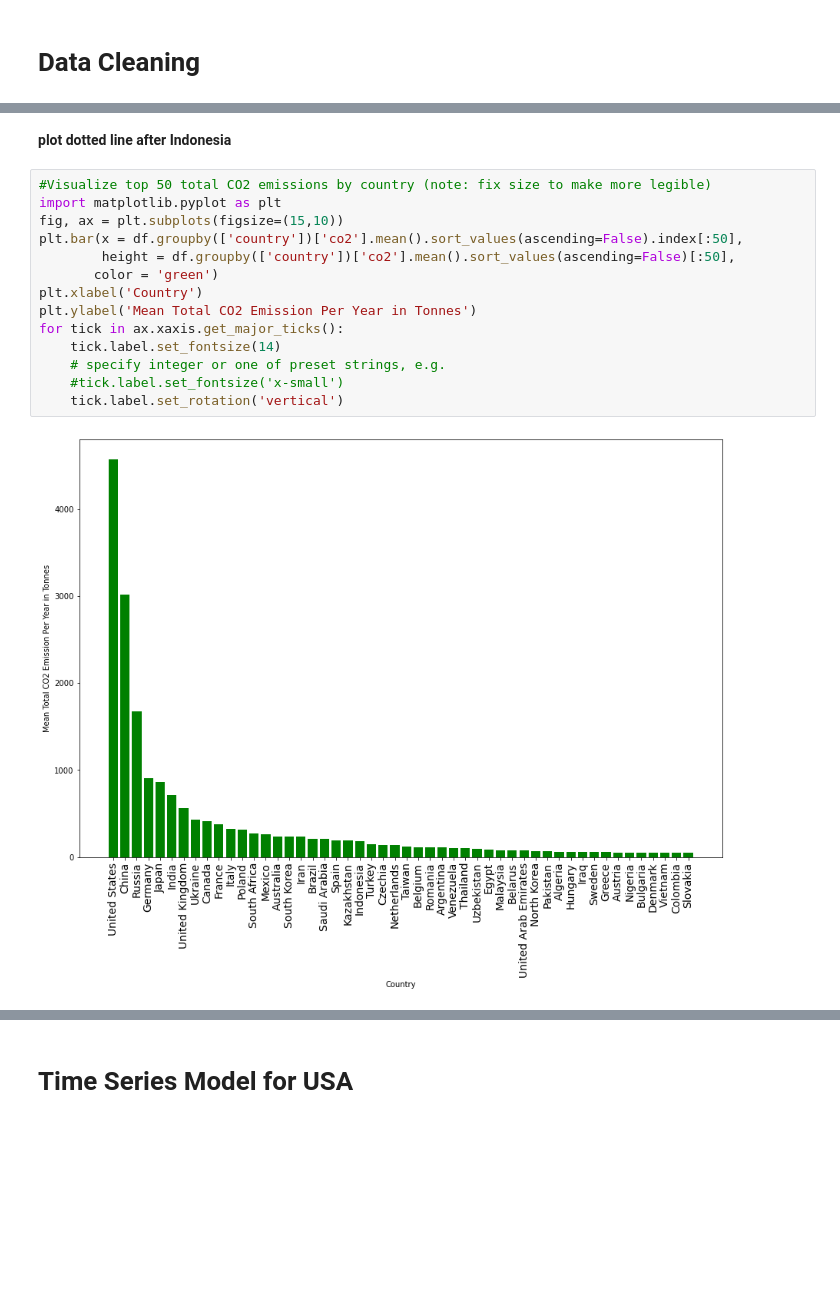
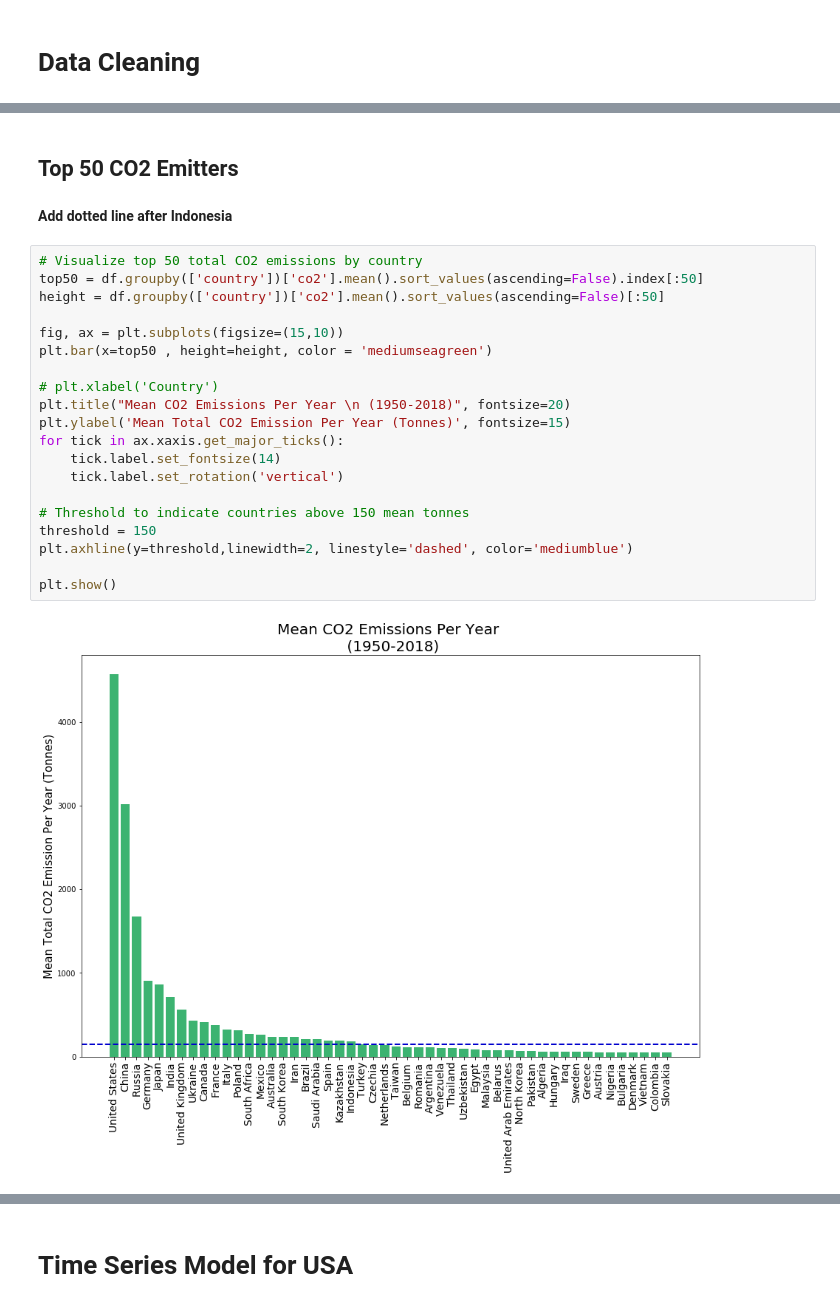
Before and after one commit to Davida1014/CO2_TimeSeries, a Jupyter notebook: CO2_TimeSeries.ipynb, the cells around one changed output, grey strips where cells are left out. Cells and saved outputs as stored; diff of their text form; blank space fills up the shorter version.

```diff
--- a/CO2_TimeSeries.ipynb
+++ b/CO2_TimeSeries.ipynb
@@ -39,18 +117,26 @@ df.shape
+# %% [markdown]
+## Top 50 CO2 Emitters
 # %% [markdown]
-**plot dotted line after Indonesia**
+**Add dotted line after Indonesia**
 # %%
-#Visualize top 50 total CO2 emissions by country (note: fix size to make more legible)
-import matplotlib.pyplot as plt
+# Visualize top 50 total CO2 emissions by country
+top50 = df.groupby(['country'])['co2'].mean().sort_values(ascending=False).index[:50]
+height = df.groupby(['country'])['co2'].mean().sort_values(ascending=False)[:50]
+
 fig, ax = plt.subplots(figsize=(15,10))
-plt.bar(x = df.groupby(['country'])['co2'].mean().sort_values(ascending=False).index[:50],
-        height = df.groupby(['country'])['co2'].mean().sort_values(ascending=False)[:50],
-       color = 'green')
-plt.xlabel('Country')
-plt.ylabel('Mean Total CO2 Emission Per Year in Tonnes')
+plt.bar(x=top50 , height=height, color = 'mediumseagreen')
+
+# plt.xlabel('Country')
+plt.title("Mean CO2 Emissions Per Year \n (1950-2018)", fontsize=20)
+plt.ylabel('Mean Total CO2 Emission Per Year (Tonnes)', fontsize=15)
 for tick in ax.xaxis.get_major_ticks():
     tick.label.set_fontsize(14)
-    # specify integer or one of preset strings, e.g.
-    #tick.label.set_fontsize('x-small')
     tick.label.set_rotation('vertical')
+
+# Threshold to indicate countries above 150 mean tonnes
+threshold = 150
+plt.axhline(y=threshold,linewidth=2, linestyle='dashed', color='mediumblue')
+
+plt.show()
 # %% [output]
-[figure, old version]
+[figure, new version]
```
Also changed, not shown: parts of 178 cells of this notebook, 2 other files.
